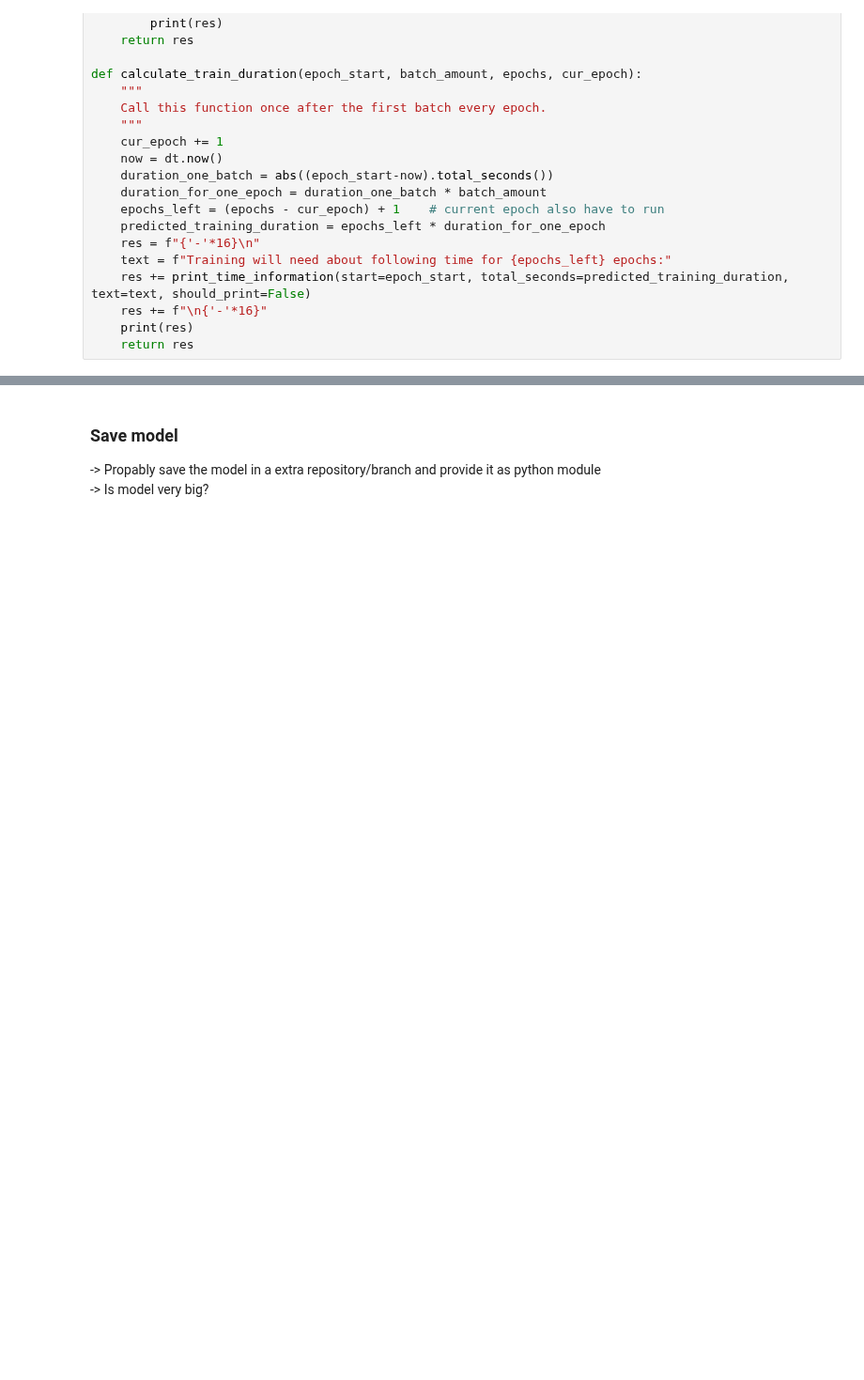
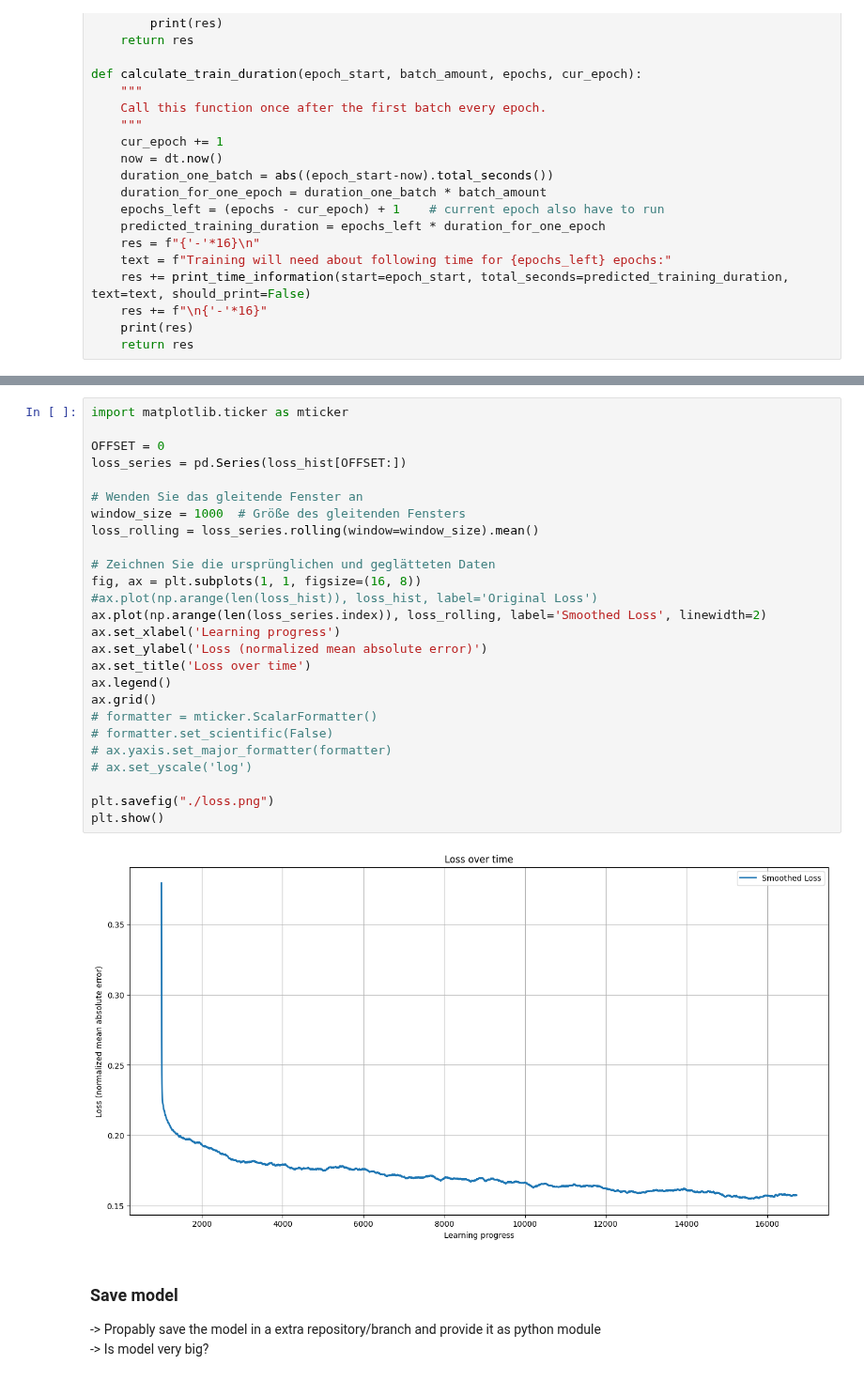
Before and after one commit to xXAI-botXx/Calm-GPT, a Jupyter notebook: train_V4.ipynb, the cells around one changed output, grey strips where cells are left out. Shown at 94% size. Cells and saved outputs as stored; diff of their text form; blank space fills up the shorter version.

```diff
--- a/train_V4.ipynb
+++ b/train_V4.ipynb
@@ -500,3 +542,31 @@ with open("./result_per_epoch.txt", "w") as f:
+# %%
+import matplotlib.ticker as mticker
+
+OFFSET = 0
+loss_series = pd.Series(loss_hist[OFFSET:])
+
+# Wenden Sie das gleitende Fenster an
+window_size = 1000  # Größe des gleitenden Fensters
+loss_rolling = loss_series.rolling(window=window_size).mean()
+
+# Zeichnen Sie die ursprünglichen und geglätteten Daten
+fig, ax = plt.subplots(1, 1, figsize=(16, 8))
+#ax.plot(np.arange(len(loss_hist)), loss_hist, label='Original Loss')
+ax.plot(np.arange(len(loss_series.index)), loss_rolling, label='Smoothed Loss', linewidth=2)
+ax.set_xlabel('Learning progress')
+ax.set_ylabel('Loss (normalized mean absolute error)')
+ax.set_title('Loss over time')
+ax.legend()
+ax.grid()
+# formatter = mticker.ScalarFormatter()
+# formatter.set_scientific(False)
+# ax.yaxis.set_major_formatter(formatter)
+# ax.set_yscale('log')
+
+plt.savefig("./loss.png")
+plt.show()
+# %% [output]
+[figure, added]
 # %% [markdown]
 ### Save model
 
```
Also changed, not shown: parts of 4 cells of this notebook.
